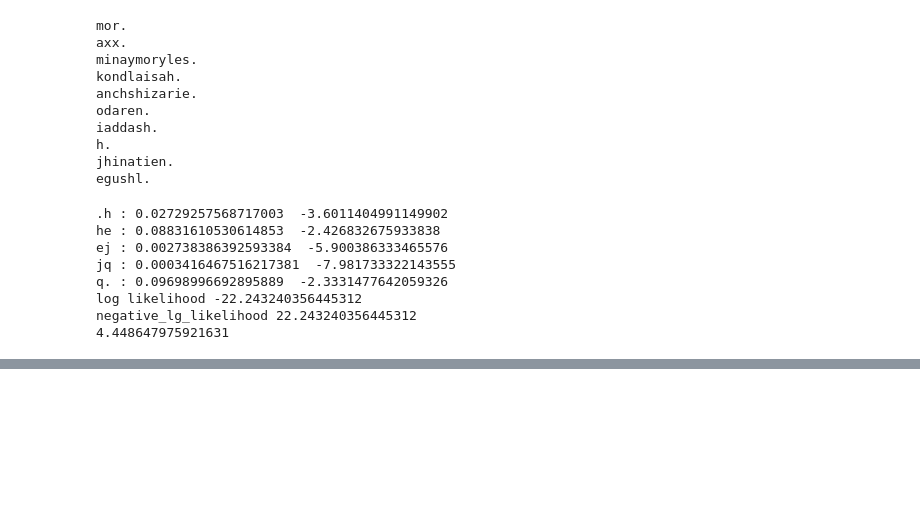
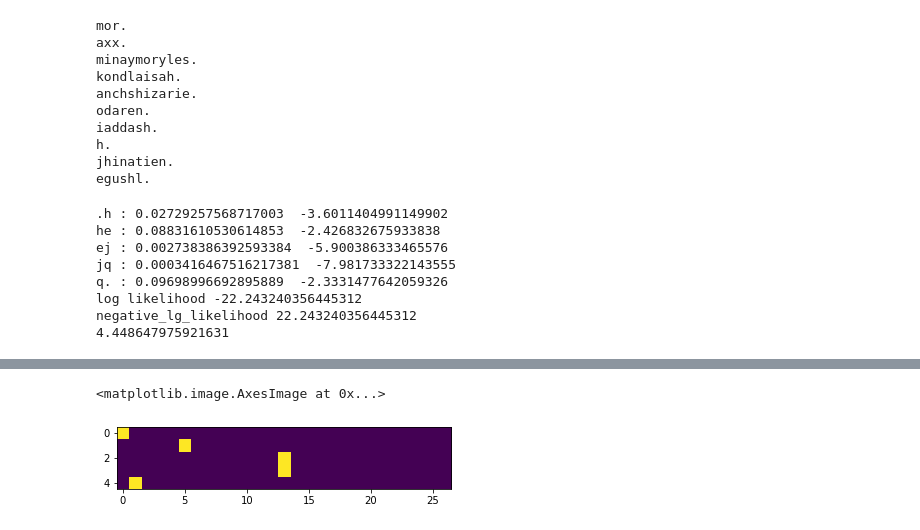
Before and after one commit to vithushanms/makemore-language-model, a Jupyter notebook: [Language_Models]_makemore.ipynb, the cells around one changed output, grey strips where cells are left out. Drawn from its saved outputs; the diff is of its cells as text; code cells hidden in the pictures; blank space fills up the shorter version.

```diff
--- a/[Language_Models]_makemore.ipynb
+++ b/[Language_Models]_makemore.ipynb
@@ -459,11 +479,16 @@ since there are 27 char there, anything above 1/27 probability is considered the
 # %%
 #take the product probability
+# Prob  = Prob * Prob * Prob * Prob
+# Log(Prob) = Log( Prob * Prob * Prob * Prob)
+# Log(Prob) = Log( Prob) + Log(Prob) + Log(Prob) + Log(Prob)
+
+
 lg_likelihood = 0.0
 n = 0.0
 
-for w in words[:1]:
-  chs = ['.'] + list(w) + ['.']
-  for ch1, ch2 in zip(chs, chs[1:]):
+for w in words: # ["emma"] , w = "emma"
+  chs = ['.'] + list(w) + ['.'] # chs = [".", "e", "m", "m", "a", "."]
+  for ch1, ch2 in zip(chs, chs[1:]): # chs[1:] = ["e", "m", "m", "a", "."]
     ix1 = stoi[ch1]
     ix2 = stoi[ch2]
     prob = P[ix1, ix2]
@@ -475,5 +500,5 @@ for w in words[:1]:
 nnl = -lg_likelihood
 print(f'log likelihood {lg_likelihood}')
 print(f'negative_lg_likelihood {-lg_likelihood}')
-print(f'{nnl/n}')
+print(f'avg log likelyhood {nnl/n}')
 # %% [output]
@@ -494,7 +528,7 @@ when there are posibilities of having two letters next to each in the given data
 lg_likelihood = 0.0
 n = 0.0
 
-for w in ["hejq"]:
+for w in ["andrejq"]:
   chs = ['.'] + list(w) + ['.']
   for ch1, ch2 in zip(chs, chs[1:]):
     ix1 = stoi[ch1]
@@ -580,3 +617,19 @@ q. : 0.09698996692895889  -2.3331477642059326
 log likelihood -22.243240356445312
 negative_lg_likelihood 22.243240356445312
 4.448647975921631
+# %%
+#create the training set of all the bigrams
+
+# here xs is going to be feature set and the ys is going to be label set
+xs, ys = [], []
+
+for w in words[:1]:
+  chs = ['.'] + list(w) + ['.']
+  for ch1, ch2 in zip(chs, chs[1:]):
+    xs1 = stoi[ch1]
+    ys1 = stoi[ch2]
+    xs.append(xs1)
+    ys.append(ys1)
+
+xs = torch.tensor(xs)
+ys = torch.tensor(ys)
@@ -582,0 +660,2 @@ negative_lg_likelihood 22.243240356445312
+# %%
+x_en = torch.nn.functional.one_hot(xs, num_classes=27).float()
@@ -582,0 +675,5 @@ negative_lg_likelihood 22.243240356445312
+# %%
+plt.imshow(x_en)
+# %% [output]
+<matplotlib.image.AxesImage at 0x...>
+[figure, added]
```
Also changed, not shown: parts of 26 cells of this notebook.
